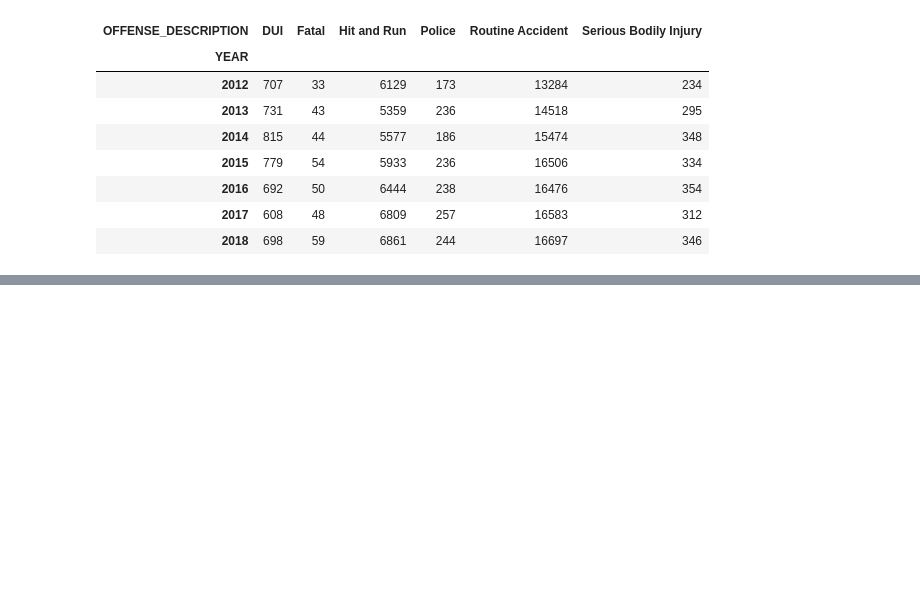
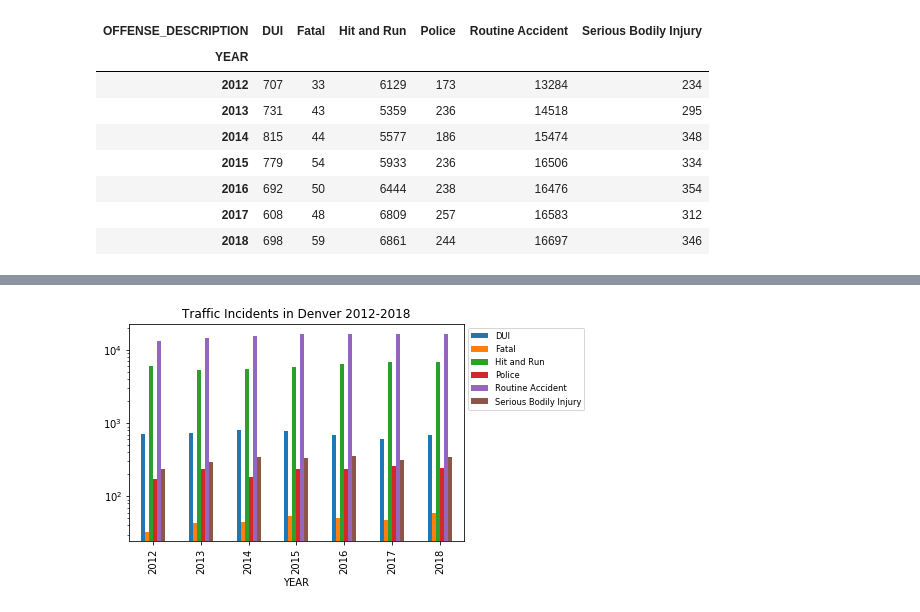
Before and after one commit to LuLu-89/Denver_traffic_woes, a Jupyter notebook: traffic_data_analysis.ipynb, the cells around one changed output, grey strips where cells are left out. Cells and saved outputs as stored; diff of their text form; code cells hidden in the pictures; blank space fills up the shorter version.

Commit message:
changed y-axis and moved legend

```diff
--- a/traffic_data_analysis.ipynb
+++ b/traffic_data_analysis.ipynb
@@ -168,8 +168,9 @@ unstacked_traffic_data
 #I'm unable to adjust the figure size to be bigger unless I use notebook mode
 unstacked_traffic_data.plot(kind='bar')
 plt.title('Traffic Incidents in Denver 2012-2018')
-plt.ylim = (0, max(unstacked_traffic_data['Routine Accident']) + 1500)
-plt.legend(loc='upper left') #No good place to put the legend
+plt.yscale('log')
+# plt.ylim = (0, max(unstacked_traffic_data['Routine Accident']) + 1500)
+plt.legend(loc='upper left', fontsize='small',  bbox_to_anchor=(1, 1))
 plt.show()
 
 # fig = plt.figure()
@@ -181,3 +180,4 @@ plt.show()
+[figure, added]
 # %%
 # traffic_data_morning_rush_hour = traffic_data[(traffic_data['TIME'] >= '05:00:00') & (traffic_data['TIME'] <= '09:00:00')]
 
```
Also changed, not shown: parts of 2 cells of this notebook.
